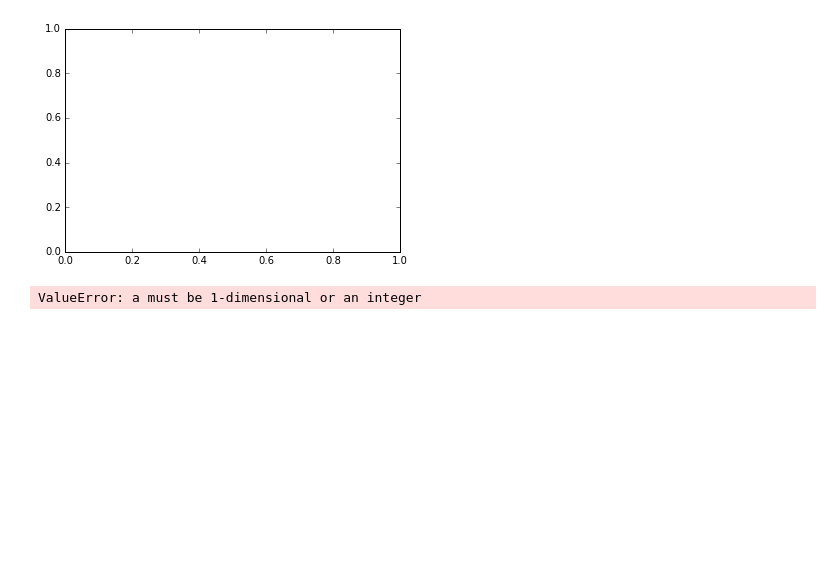
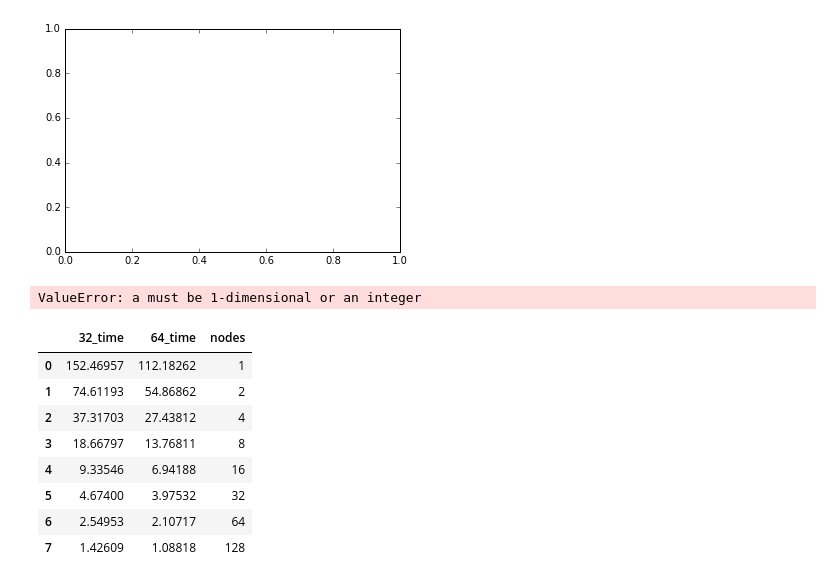
Before and after one commit to horsehour/script, a Jupyter notebook: data.ipynb, the cells around one changed output. Drawn from its saved outputs; the diff is of its cells as text; code cells hidden in the pictures; blank space fills up the shorter version.

```diff
--- a/data.ipynb
+++ b/data.ipynb
@@ -1502,0 +1509,12 @@ for d in dirs:
+# %%
+df
+# %% [output]
+|  | 32_time | 64_time | nodes |
+| 0 | 152.46957 | 112.18262 | 1 |
+| 1 | 74.61193 | 54.86862 | 2 |
+| 2 | 37.31703 | 27.43812 | 4 |
+| 3 | 18.66797 | 13.76811 | 8 |
+| 4 | 9.33546 | 6.94188 | 16 |
+| 5 | 4.67400 | 3.97532 | 32 |
+| 6 | 2.54953 | 2.10717 | 64 |
+| 7 | 1.42609 | 1.08818 | 128 |
```
Also changed, not shown: parts of 4 cells of this notebook, 5 other files.
